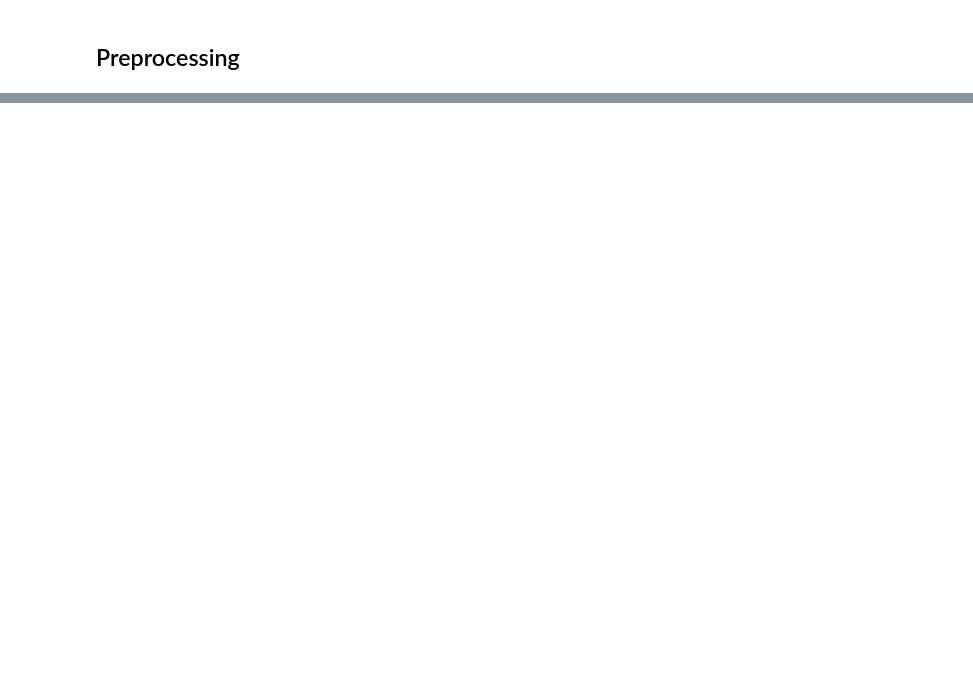
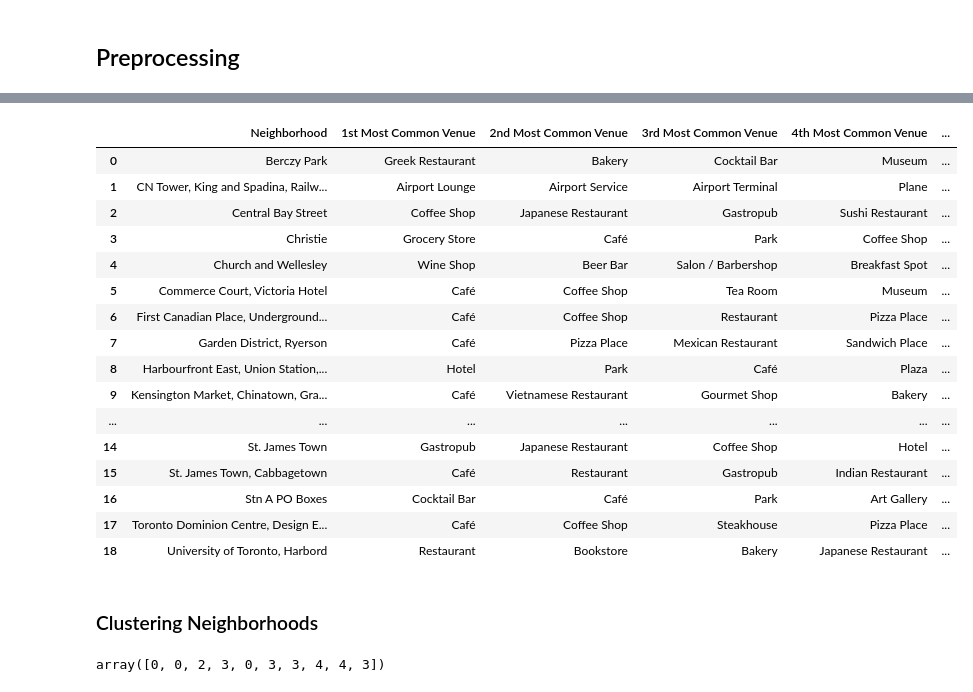
Before and after one commit to santhika29/Coursera_Capstone, a Jupyter notebook: Battle.ipynb, the cells around one changed output, grey strips where cells are left out. Cells and saved outputs as stored; diff of their text form; code cells hidden in the pictures; blank space fills up the shorter version.

Commit message:
next commit

```diff
--- a/Battle.ipynb
+++ b/Battle.ipynb
@@ -122,0 +397,16 @@ AttributeError: 'NoneType' object has no attribute 'contents'
+# %%
+# Next, let's group rows by neighborhood and by taking the mean of the frequency of occurrence of each category
+downtown_toronto_grouped = downtown_toronto_onehot.groupby('Neighborhood').mean().reset_index()
+# %%
+# Let's print each neighborhood along with the top 5 most common venues
+num_top_venues = 5
+
+for hood in downtown_toronto_grouped['Neighborhood']:
+    print("----"+hood+"----")
+    temp = downtown_toronto_grouped[downtown_toronto_grouped['Neighborhood'] == hood].T.reset_index()
+    temp.columns = ['venue','freq']
+    temp = temp.iloc[1:]
+    temp['freq'] = temp['freq'].astype(float)
+    temp = temp.round({'freq': 2})
+    print(temp.sort_values('freq', ascending=False).reset_index(drop=True).head(num_top_venues))
+    print('\n')
@@ -122,0 +431,62 @@ AttributeError: 'NoneType' object has no attribute 'contents'
+# %%
+# Let's put that into a pandas dataframe
+def return_most_common_venues(row, num_top_venues):
+    row_categories = row.iloc[1:]
+    row_categories_sorted = row_categories.sort_values(ascending=False)
+
+    return row_categories_sorted.index.values[0:num_top_venues]
+# %%
+# Now let's create the new dataframe and display the top 10 venues for each neighborhood.
+num_top_venues = 10
+
+indicators = ['st', 'nd', 'rd']
+
+# create columns according to number of top venues
+columns = ['Neighborhood']
+for ind in np.arange(num_top_venues):
+    try:
+        columns.append('{}{} Most Common Venue'.format(ind+1, indicators[ind]))
+    except:
+        columns.append('{}th Most Common Venue'.format(ind+1))
+
+# create a new dataframe
+neighborhoods_venues_sorted = pd.DataFrame(columns=columns)
+neighborhoods_venues_sorted['Neighborhood'] = downtown_toronto_grouped['Neighborhood']
+
+for ind in np.arange(downtown_toronto_grouped.shape[0]):
+    neighborhoods_venues_sorted.iloc[ind, 1:] = return_most_common_venues(downtown_toronto_grouped.iloc[ind, :], num_top_venues)
+
+neighborhoods_venues_sorted
+# %% [output]
+|  | Neighborhood | 1st Most Common Venue | 2nd Most Common Venue | 3rd Most Common Venue | 4th Most Common Venue | ... |
+| 0 | Berczy Park | Greek Restaurant | Bakery | Cocktail Bar | Museum | ... |
+| 1 | CN Tower, King and Spadina, Railw... | Airport Lounge | Airport Service | Airport Terminal | Plane | ... |
+| 2 | Central Bay Street | Coffee Shop | Japanese Restaurant | Gastropub | Sushi Restaurant | ... |
+| 3 | Christie | Grocery Store | Café | Park | Coffee Shop | ... |
+| 4 | Church and Wellesley | Wine Shop | Beer Bar | Salon / Barbershop | Breakfast Spot | ... |
+| 5 | Commerce Court, Victoria Hotel | Café | Coffee Shop | Tea Room | Museum | ... |
+| 6 | First Canadian Place, Underground... | Café | Coffee Shop | Restaurant | Pizza Place | ... |
+| 7 | Garden District, Ryerson | Café | Pizza Place | Mexican Restaurant | Sandwich Place | ... |
+| 8 | Harbourfront East, Union Station,... | Hotel | Park | Café | Plaza | ... |
+| 9 | Kensington Market, Chinatown, Gra... | Café | Vietnamese Restaurant | Gourmet Shop | Bakery | ... |
+| ... | ... | ... | ... | ... | ... | ... |
+| 14 | St. James Town | Gastropub | Japanese Restaurant | Coffee Shop | Hotel | ... |
+| 15 | St. James Town, Cabbagetown | Café | Restaurant | Gastropub | Indian Restaurant | ... |
+| 16 | Stn A PO Boxes | Cocktail Bar | Café | Park | Art Gallery | ... |
+| 17 | Toronto Dominion Centre, Design E... | Café | Coffee Shop | Steakhouse | Pizza Place | ... |
+| 18 | University of Toronto, Harbord | Restaurant | Bookstore | Bakery | Japanese Restaurant | ... |
+# %% [markdown]
+### Clustering Neighborhoods
+# %%
+# set number of clusters
+kclusters = 5
+
+downtown_toronto_grouped_clustering = downtown_toronto_grouped.drop('Neighborhood', 1)
+
+# run k-means clustering
+kmeans = KMeans(n_clusters=kclusters, random_state=0).fit(downtown_toronto_grouped_clustering)
+
+# check cluster labels generated for each row in the dataframe
+kmeans.labels_[0:10]
+# %% [output]
+array([0, 0, 2, 3, 0, 3, 3, 4, 4, 3])
```
Also changed, not shown: parts of 86 cells of this notebook, 2 other files.
